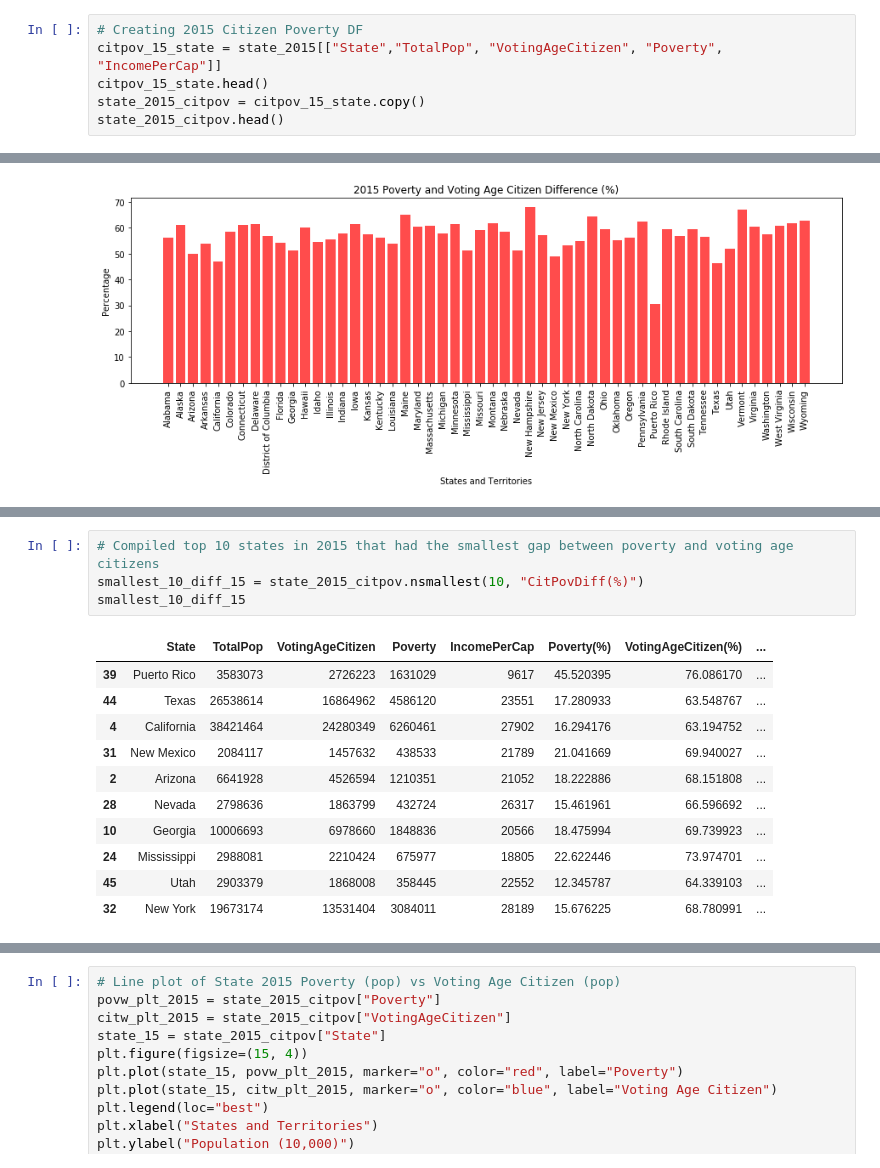
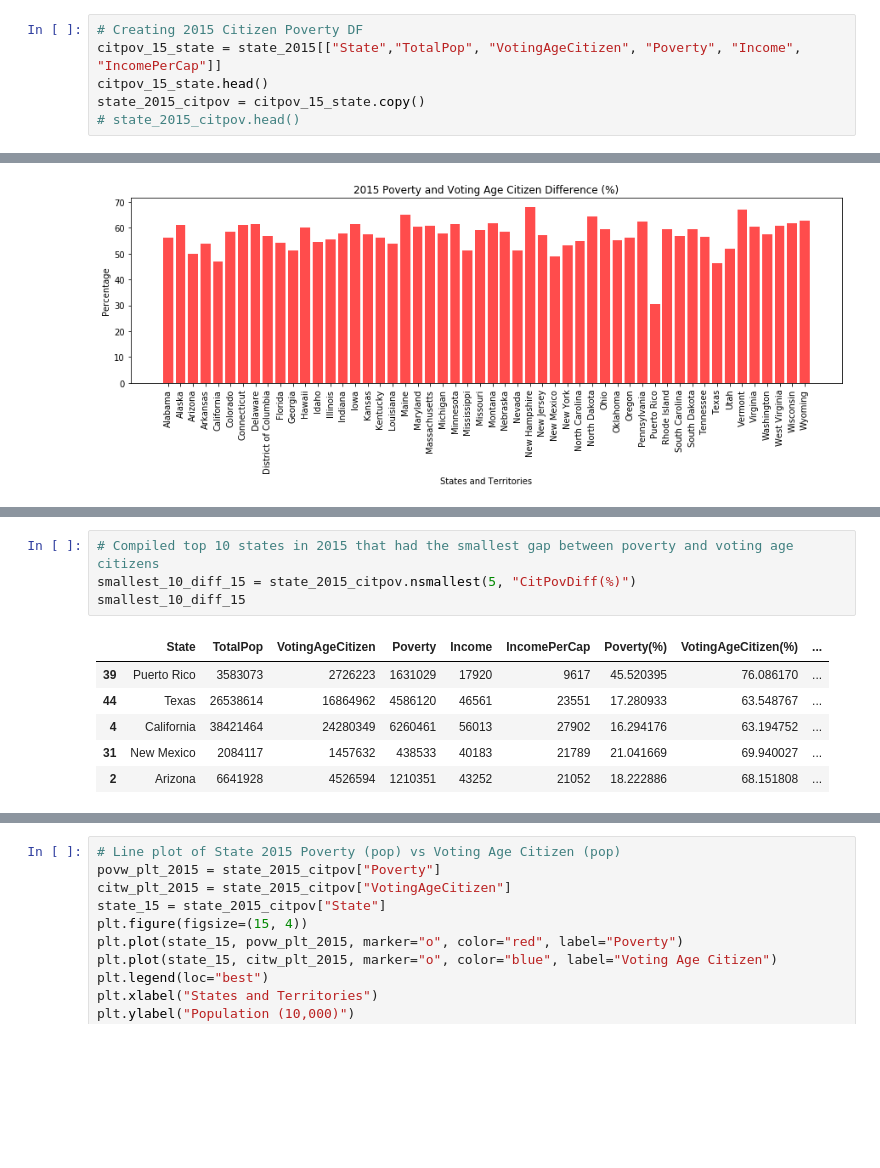
Before and after one commit to charlim26/censusproject, a Jupyter notebook: Kmar_Citizen_Poverty/Citizen_Poverty.ipynb, the cells around one changed output, grey strips where cells are left out. Cells and saved outputs as stored; diff of their text form; blank space fills up the shorter version.

```diff
--- a/Kmar_Citizen_Poverty/Citizen_Poverty.ipynb
+++ b/Kmar_Citizen_Poverty/Citizen_Poverty.ipynb
@@ -32,7 +32,7 @@ state_2015.head()
 5 rows × 35 columns
 # %%
 # Creating 2015 Citizen Poverty DF
-citpov_15_state = state_2015[["State","TotalPop", "VotingAgeCitizen", "Poverty", "IncomePerCap"]]
+citpov_15_state = state_2015[["State","TotalPop", "VotingAgeCitizen", "Poverty", "Income", "IncomePerCap"]]
 citpov_15_state.head()
 state_2015_citpov = citpov_15_state.copy()
-state_2015_citpov.head()
+# state_2015_citpov.head()
@@ -140,18 +113,13 @@ high_vac_15
 # %%
 # Compiled top 10 states in 2015 that had the smallest gap between poverty and voting age citizens
-smallest_10_diff_15 = state_2015_citpov.nsmallest(10, "CitPovDiff(%)")
+smallest_10_diff_15 = state_2015_citpov.nsmallest(5, "CitPovDiff(%)")
 smallest_10_diff_15
 # %% [output]
-|  | State | TotalPop | VotingAgeCitizen | Poverty | IncomePerCap | Poverty(%) | VotingAgeCitizen(%) | ... |
-| 39 | Puerto Rico | 3583073 | 2726223 | 1631029 | 9617 | 45.520395 | 76.086170 | ... |
-| 44 | Texas | 26538614 | 16864962 | 4586120 | 23551 | 17.280933 | 63.548767 | ... |
-| 4 | California | 38421464 | 24280349 | 6260461 | 27902 | 16.294176 | 63.194752 | ... |
-| 31 | New Mexico | 2084117 | 1457632 | 438533 | 21789 | 21.041669 | 69.940027 | ... |
-| 2 | Arizona | 6641928 | 4526594 | 1210351 | 21052 | 18.222886 | 68.151808 | ... |
-| 28 | Nevada | 2798636 | 1863799 | 432724 | 26317 | 15.461961 | 66.596692 | ... |
-| 10 | Georgia | 10006693 | 6978660 | 1848836 | 20566 | 18.475994 | 69.739923 | ... |
-| 24 | Mississippi | 2988081 | 2210424 | 675977 | 18805 | 22.622446 | 73.974701 | ... |
-| 45 | Utah | 2903379 | 1868008 | 358445 | 22552 | 12.345787 | 64.339103 | ... |
-| 32 | New York | 19673174 | 13531404 | 3084011 | 28189 | 15.676225 | 68.780991 | ... |
+|  | State | TotalPop | VotingAgeCitizen | Poverty | Income | IncomePerCap | Poverty(%) | VotingAgeCitizen(%) | ... |
+| 39 | Puerto Rico | 3583073 | 2726223 | 1631029 | 17920 | 9617 | 45.520395 | 76.086170 | ... |
+| 44 | Texas | 26538614 | 16864962 | 4586120 | 46561 | 23551 | 17.280933 | 63.548767 | ... |
+| 4 | California | 38421464 | 24280349 | 6260461 | 56013 | 27902 | 16.294176 | 63.194752 | ... |
+| 31 | New Mexico | 2084117 | 1457632 | 438533 | 40183 | 21789 | 21.041669 | 69.940027 | ... |
+| 2 | Arizona | 6641928 | 4526594 | 1210351 | 43252 | 21052 | 18.222886 | 68.151808 | ... |
 # %%
 # Compiled top 10 states in 2015 that had the largest gap between poverty and voting age citizens
```
Also changed, not shown: parts of 25 cells of this notebook.
